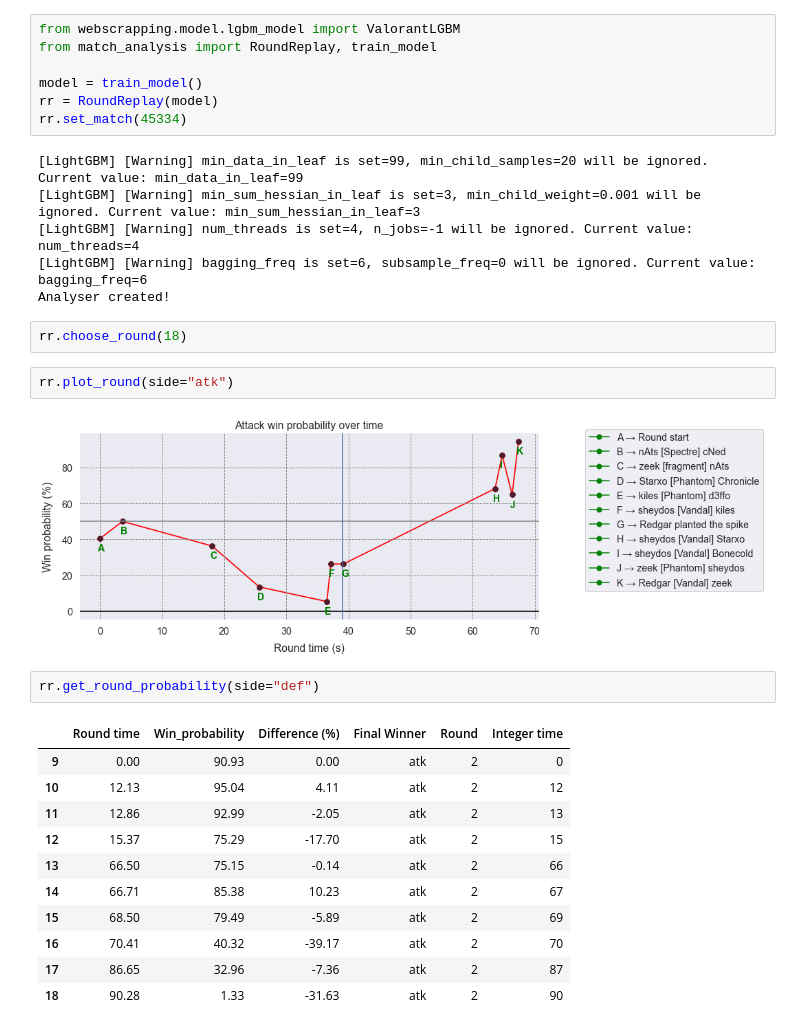
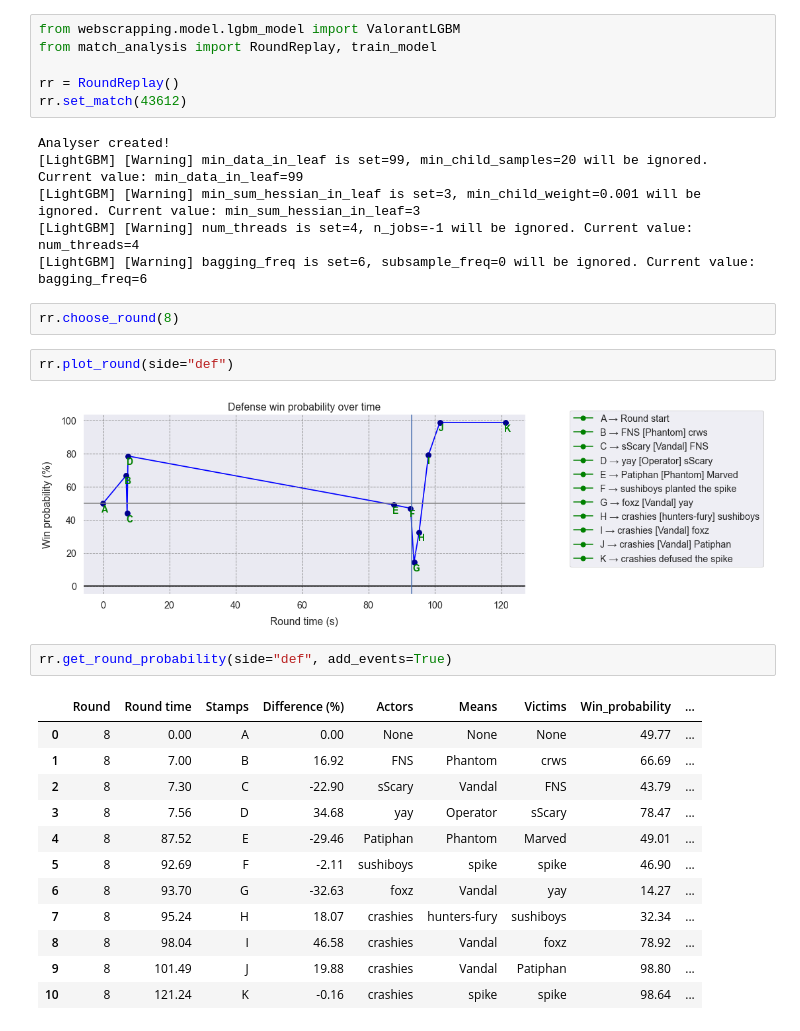
Before and after one commit to mateusb12/valorant_impact, a Jupyter notebook: webscrapping/impact/match_impact_notebook.ipynb, the cells around one changed output. Saved outputs shown, nothing was run; the diff lists cells and outputs as text.

```diff
--- a/webscrapping/impact/match_impact_notebook.ipynb
+++ b/webscrapping/impact/match_impact_notebook.ipynb
@@ -2,33 +2,33 @@
 from webscrapping.model.lgbm_model import ValorantLGBM
 from match_analysis import RoundReplay, train_model
 
-model = train_model()
-rr = RoundReplay(model)
-rr.set_match(45334)
+rr = RoundReplay()
+rr.set_match(43612)
 # %% [output]
+Analyser created!
 [LightGBM] [Warning] min_data_in_leaf is set=99, min_child_samples=20 will be ignored. Current value: min_data_in_leaf=99
 [LightGBM] [Warning] min_sum_hessian_in_leaf is set=3, min_child_weight=0.001 will be ignored. Current value: min_sum_hessian_in_leaf=3
 [LightGBM] [Warning] num_threads is set=4, n_jobs=-1 will be ignored. Current value: num_threads=4
 [LightGBM] [Warning] bagging_freq is set=6, subsample_freq=0 will be ignored. Current value: bagging_freq=6
-Analyser created!
 # %%
-rr.choose_round(18)
+rr.choose_round(8)
 # %%
-rr.plot_round(side="atk")
+rr.plot_round(side="def")
 # %% [output]
-[figure, old version]
+[figure, new version]
 # %%
-rr.get_round_probability(side="def")
+rr.get_round_probability(side="def", add_events=True)
 # %% [output]
-|  | Round time | Win_probability | Difference (%) | Final Winner | Round | Integer time |
-| 9 | 0.00 | 90.93 | 0.00 | atk | 2 | 0 |
-| 10 | 12.13 | 95.04 | 4.11 | atk | 2 | 12 |
-| 11 | 12.86 | 92.99 | -2.05 | atk | 2 | 13 |
-| 12 | 15.37 | 75.29 | -17.70 | atk | 2 | 15 |
-| 13 | 66.50 | 75.15 | -0.14 | atk | 2 | 66 |
-| 14 | 66.71 | 85.38 | 10.23 | atk | 2 | 67 |
-| 15 | 68.50 | 79.49 | -5.89 | atk | 2 | 69 |
-| 16 | 70.41 | 40.32 | -39.17 | atk | 2 | 70 |
-| 17 | 86.65 | 32.96 | -7.36 | atk | 2 | 87 |
-| 18 | 90.28 | 1.33 | -31.63 | atk | 2 | 90 |
+|  | Round | Round time | Stamps | Difference (%) | Actors | Means | Victims | Win_probability | ... |
+| 0 | 8 | 0.00 | A | 0.00 | None | None | None | 49.77 | ... |
+| 1 | 8 | 7.00 | B | 16.92 | FNS | Phantom | crws | 66.69 | ... |
+| 2 | 8 | 7.30 | C | -22.90 | sScary | Vandal | FNS | 43.79 | ... |
+| 3 | 8 | 7.56 | D | 34.68 | yay | Operator | sScary | 78.47 | ... |
+| 4 | 8 | 87.52 | E | -29.46 | Patiphan | Phantom | Marved | 49.01 | ... |
+| 5 | 8 | 92.69 | F | -2.11 | sushiboys | spike | spike | 46.90 | ... |
+| 6 | 8 | 93.70 | G | -32.63 | foxz | Vandal | yay | 14.27 | ... |
+| 7 | 8 | 95.24 | H | 18.07 | crashies | hunters-fury | sushiboys | 32.34 | ... |
+| 8 | 8 | 98.04 | I | 46.58 | crashies | Vandal | foxz | 78.92 | ... |
+| 9 | 8 | 101.49 | J | 19.88 | crashies | Vandal | Patiphan | 98.80 | ... |
+| 10 | 8 | 121.24 | K | -0.16 | crashies | spike | spike | 98.64 | ... |
 # %%
```
Also changed, not shown: parts of 2 cells of this notebook, 3 other files.
